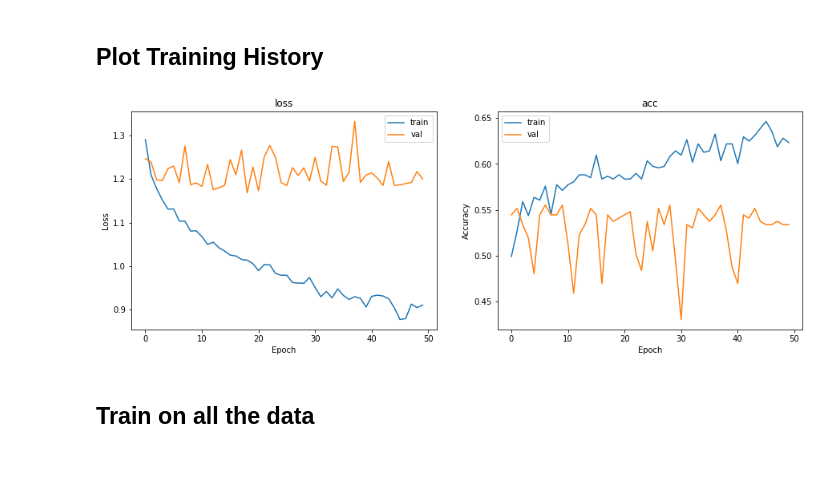
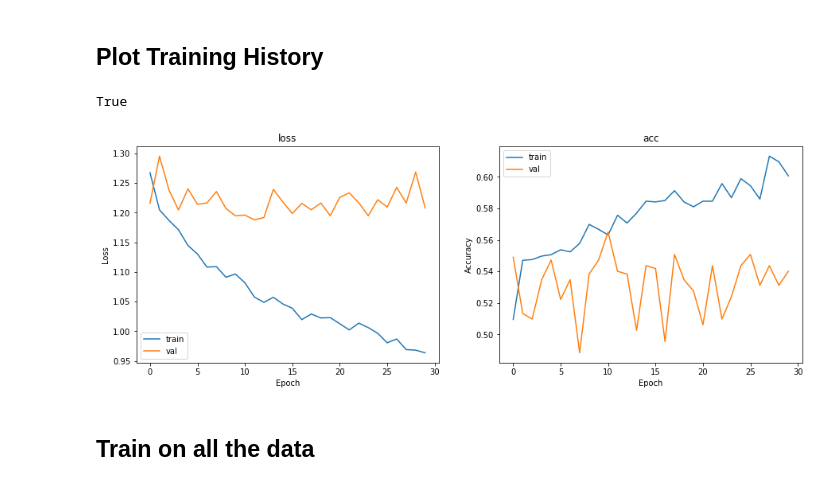
Before and after one commit to BoleteFilter/bolete-classifier, a Jupyter notebook: direct.ipynb, the cells around one changed output. Saved outputs shown, nothing was run; the diff lists cells and outputs as text; code cells hidden in the pictures.

Commit message:
add history and p-chart figures

```diff
--- a/direct.ipynb
+++ b/direct.ipynb
@@ -43,7 +41,10 @@ using device: cuda
 # %% [markdown]
 ## Load Dataset
 # %%
-data = load_bolete_data()
+fname = "bolete.h5"
+# fname = "bolete_lowres.h5"
+data = load_bolete_data(fname)
+
 print()
 for k in data.keys():
     print(k, np.shape(data[k]))
@@ -182,7 +183,7 @@ else:
 transform = T.Compose([T.ToTensor()])
 
 batch_size = 8
-num_epochs = 50
+num_epochs = 30
 
 torch.manual_seed(0)
 history = cross_val(
@@ -196,8 +197,8 @@ history = cross_val(
     batch_size=batch_size,
     num_epochs=num_epochs,
     show_every=1,
-    folds=1,
-    test_size=0.3,
+    folds=3,
+    test_size=0.2,
     device=device,
     dtype=dtype,
     transform=transform,
@@ -225,21 +226,22 @@ val Loss: 1.1998 Acc: 0.5338
 # %%
 fig, axes = plt.subplots(1, 2, figsize=[15,5], sharex=False, sharey=False)
 axes[0].set_ylabel("Loss")
 axes[1].set_ylabel("Accuracy")
 
 plotnum = 0
 
 phase = ["train", "val"]
 for s in ["loss", "acc"]:
     for a in phase:
         axes[plotnum].set_title(s)
         axes[plotnum].set_xlabel("Epoch")
-        for i in range(len(history[a+'_'+s])):
-            axes[plotnum].plot(history[a+'_'+s][i])
+        axes[plotnum].plot(np.mean(history[a+'_'+s], axis=0))
         axes[plotnum].legend(phase)
     plotnum += 1
+save_history_data(history, "direct_"+fname, edibility=EDIBILITY)
 # %% [output]
+True
-[figure, old version]
+[figure, new version]
 # %% [markdown]
 ## Train on all the data
 # %%
```
Also changed, not shown: parts of 4 cells of this notebook, 18 other files.
